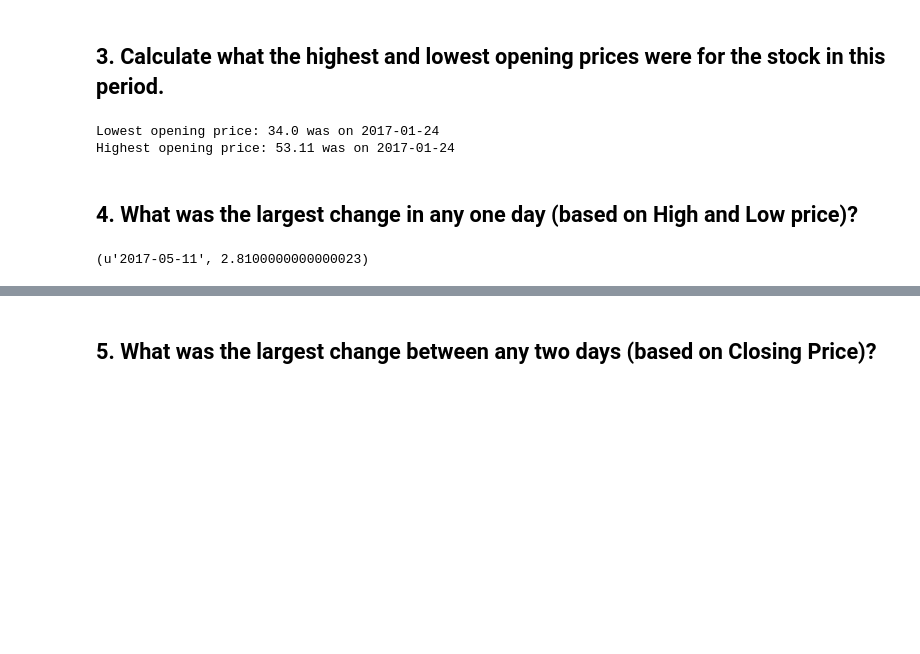
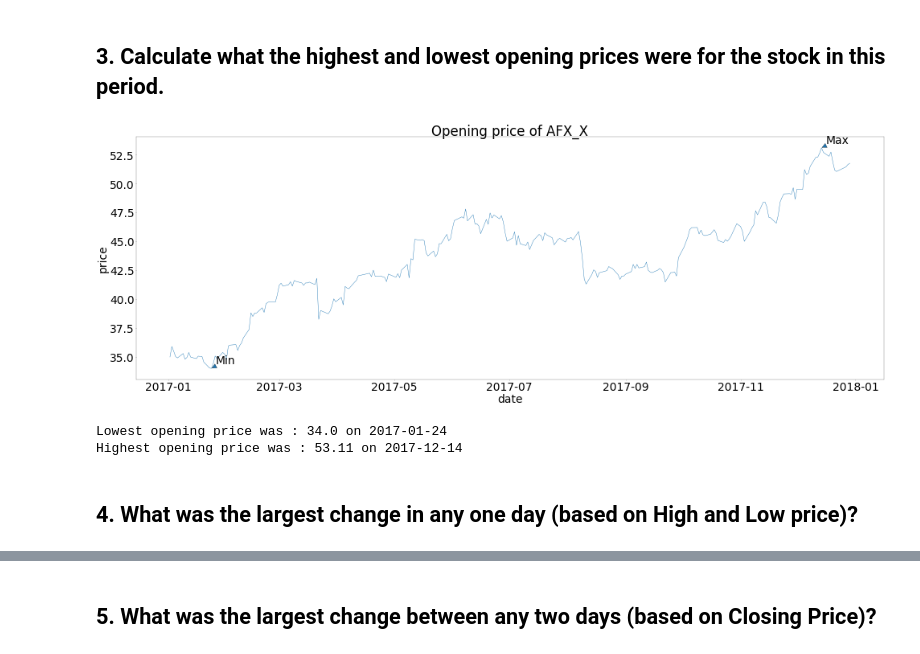
Before and after one commit to ZOvanesyan/Springboard, a Jupyter notebook: API/api_data_wrangling_mini_project.ipynb, the cells around one changed output, grey strips where cells are left out. Drawn from its saved outputs; the diff is of its cells as text; code cells hidden in the pictures; blank space fills up the shorter version.

Commit message:
Added plots

```diff
--- a/API/api_data_wrangling_mini_project.ipynb
+++ b/API/api_data_wrangling_mini_project.ipynb
@@ -6,7 +6,7 @@ As a first step, you will need to register a free account on the http://www.quan
 After you register, you will be provided with a unique API key, that you should store:
 # %%
 # Store the API key as a string - according to PEP8, constants are always named in all upper case
-API_KEY = 'bp1QdSKTGNsgLTdhDC8k'
+API_KEY = ''
 # %% [markdown]
 Qaundl has a large number of data sources, but, unfortunately, most of them require a Premium subscription. Still, there are also a good number of free datasets.
 # %% [markdown]
@@ -133,19 +137,50 @@ max_open=max(open_price)
 
 date_min_index=open_price.index(min_open)
 date_max_index=open_price.index(max_open)
+# %%
+#Plot data
+
+plt.rcParams['font.size'] = 50
+fig=plt.figure(figsize=(60, 20), dpi= 20)
+
+df=pd.DataFrame({'open':open_price, 'date':date})
+
+df.date = pd.to_datetime(df['date'], format='%Y-%m-%d')
+df.set_index(['date'],inplace=True)
+
+datetime_object_min = datetime.strptime(date[date_min_index], '%Y-%m-%d')
+price_min = min_open
+
+datetime_object_max = datetime.strptime(date[date_max_index], '%Y-%m-%d')
+price_max = max_open
+
+x = [datetime_object_min, datetime_object_max]
+y = [price_min, price_max]
+
+plt.plot(df.index, df.open)
+
+plt.annotate('Min', (mdates.date2num(x[0]), y[0]), xytext=(20, 20),
+            textcoords='offset points', arrowprops=dict(arrowstyle='-|>'))
+
+plt.annotate('Max', (mdates.date2num(x[1]), y[1]), xytext=(20, 20),
+            textcoords='offset points', arrowprops=dict(arrowstyle='-|>'))
+
+
+plt.ylabel('price')
+plt.xlabel('date')
+plt.title('Opening price of AFX_X')
+plt.show()
+# %% [output]
+[figure, added]
 # %%
-print('Lowest opening price: ' + str(min_open) + ' was on ' + date[date_min_index])
-print('Highest opening price: ' + str(max_open) + ' was on ' + date[date_min_index])
+print('Lowest opening price was : ' + str(min_open) + ' on ' + date[date_min_index])
+print('Highest opening price was : ' + str(max_open) + ' on ' + date[date_max_index])
 # %% [output]
-Lowest opening price: 34.0 was on 2017-01-24
-Highest opening price: 53.11 was on 2017-01-24
+Lowest opening price was : 34.0 on 2017-01-24
+Highest opening price was : 53.11 on 2017-12-14
 # %% [markdown]
 ## 4. What was the largest change in any one day (based on High and Low price)?
 # %%
 high_low_diff=[stock_info[i]['High'] - stock_info[i]['Low'] for i in range(len(stock_info))]
 max_diff=max(high_low_diff)
 data_max_diff_index=high_low_diff.index(max_diff)
-# %%
-print (date[data_max_diff_index], max_diff)
-# %% [output]
-(u'2017-05-11', 2.8100000000000023)
```
Also changed, not shown: parts of 7 cells of this notebook.
